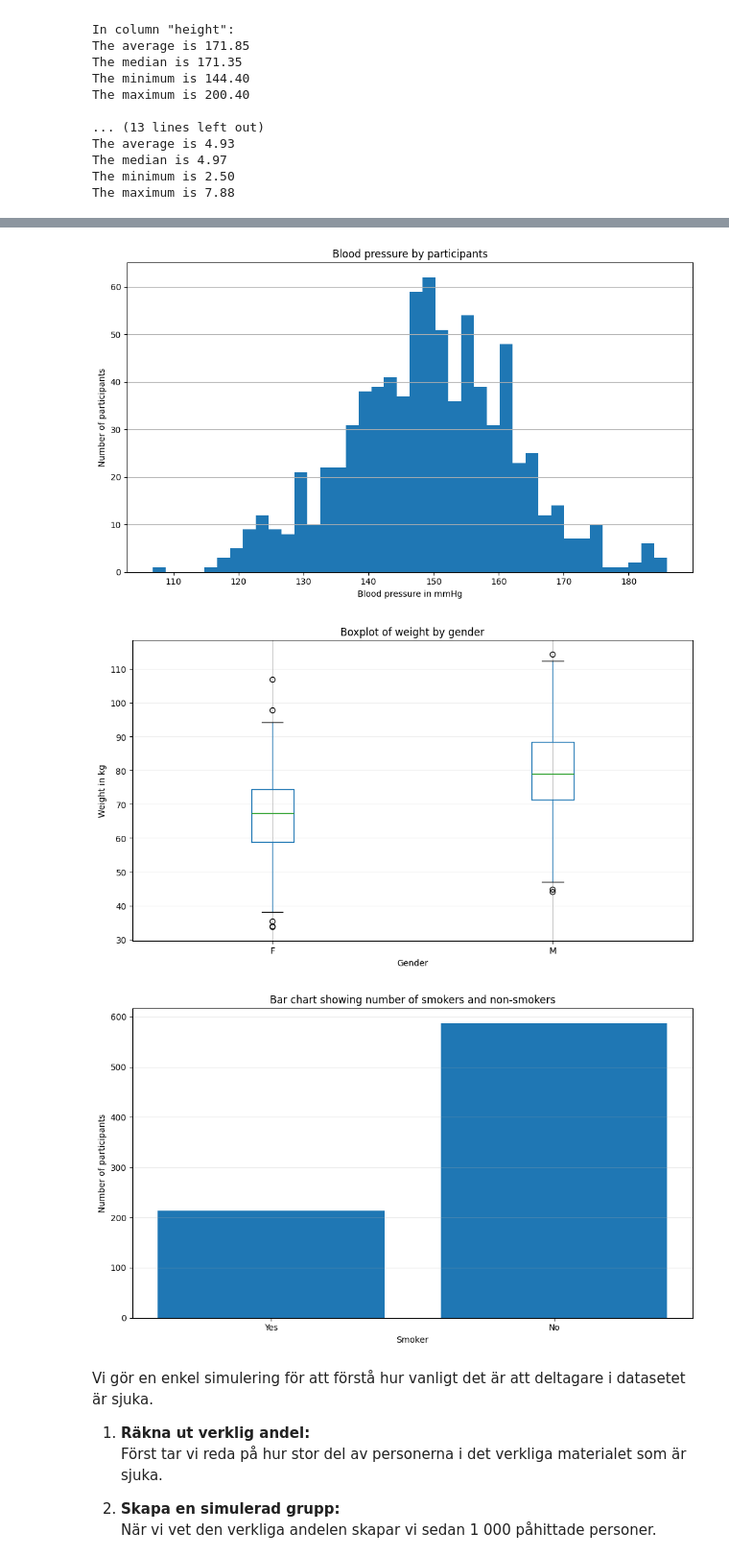
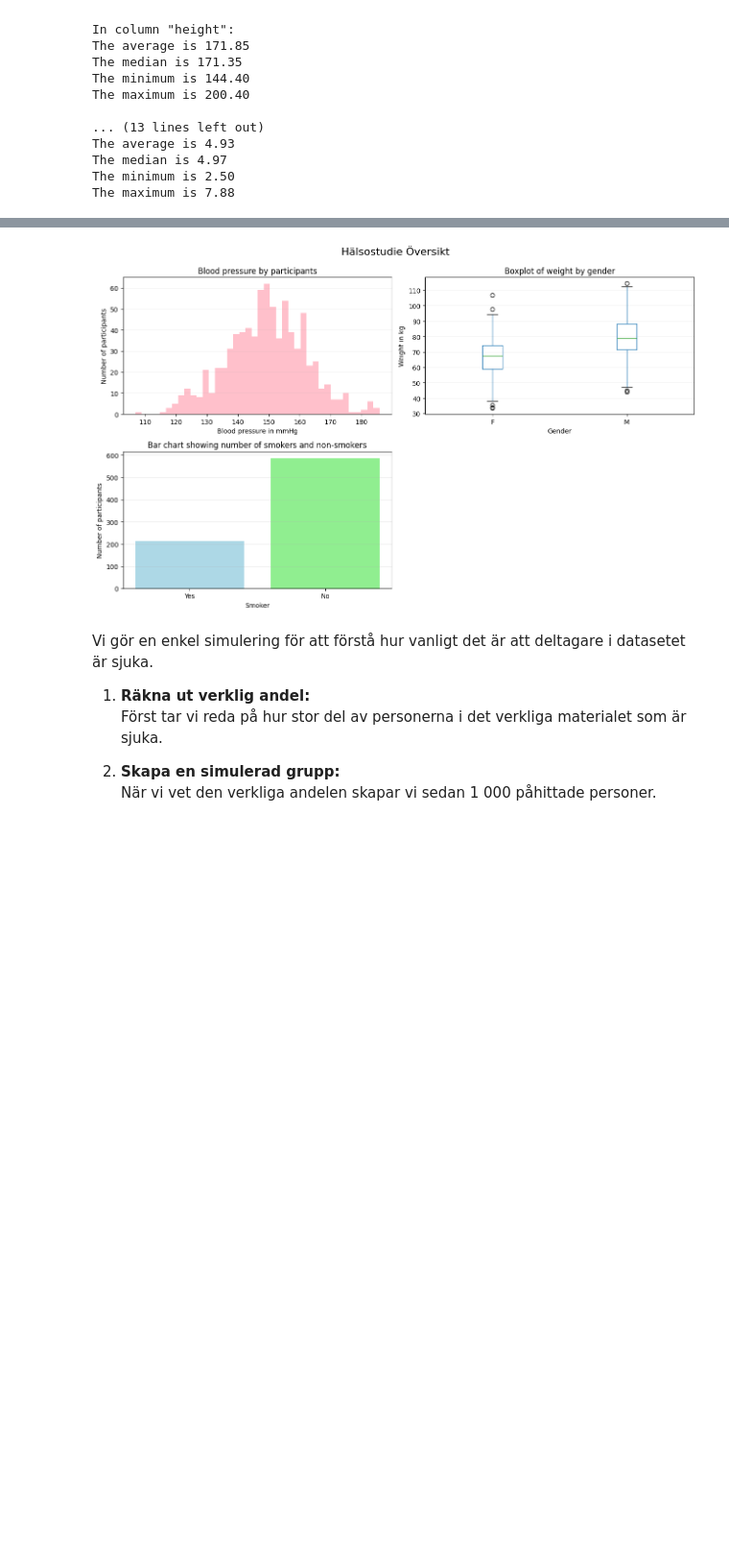
Before and after one commit to wendymermet-lgtm/H-lsostudie, a Jupyter notebook: report.ipynb, the cells around one changed output, grey strips where cells are left out. Shown: that part at 96% size. Saved outputs shown, nothing was run; the diff lists cells and outputs as text; code cells hidden in the pictures; blank space fills up the shorter version.

```diff
--- a/report.ipynb
+++ b/report.ipynb
@@ -41,10 +73,9 @@ The maximum is 7.88
 # %%
 g1 = analysis.plot_blood_pressure_histogram() # histogram över blodtryck
+g2 = analysis.plot_weight_boxplot() # boxplot över vikt per kön
+g3 = analysis.plot_smoker_bar_chart() #stapeldiagram över andelen rökare
 
-g2 = analysis.plot_weight_boxplot() # boxplot över vikt per kön
 
-g3 = analysis.plot_smoker_bar_chart() #stapeldiagram över andelen rökare
+vis.add_to_dashboard([g1, g2, g3],figsize=(13,8), title="Hälsostudie Översikt")
 # %% [output]
-[figure, old version]
+[figure, new version]
-[figure, removed]
-[figure, removed]
```
Also changed, not shown: parts of 13 cells of this notebook, 3 other files.
